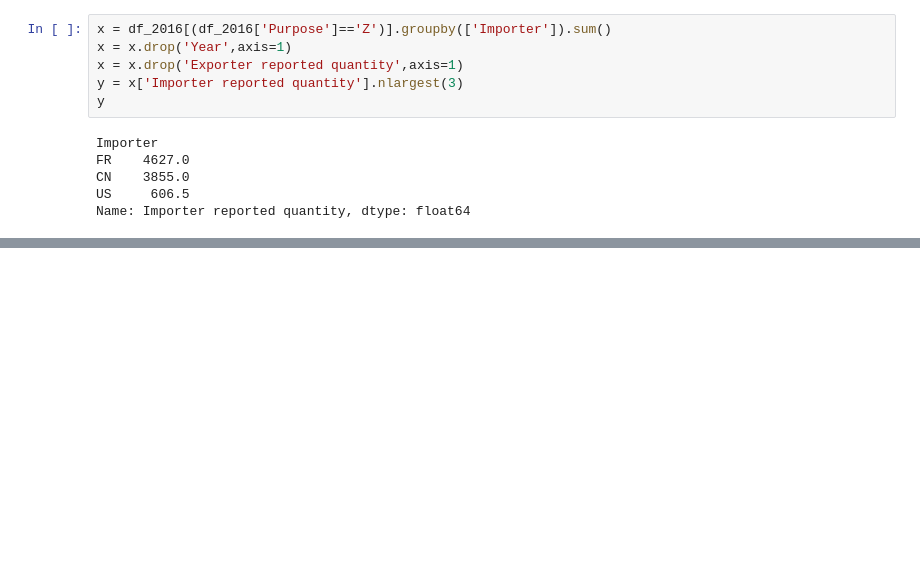
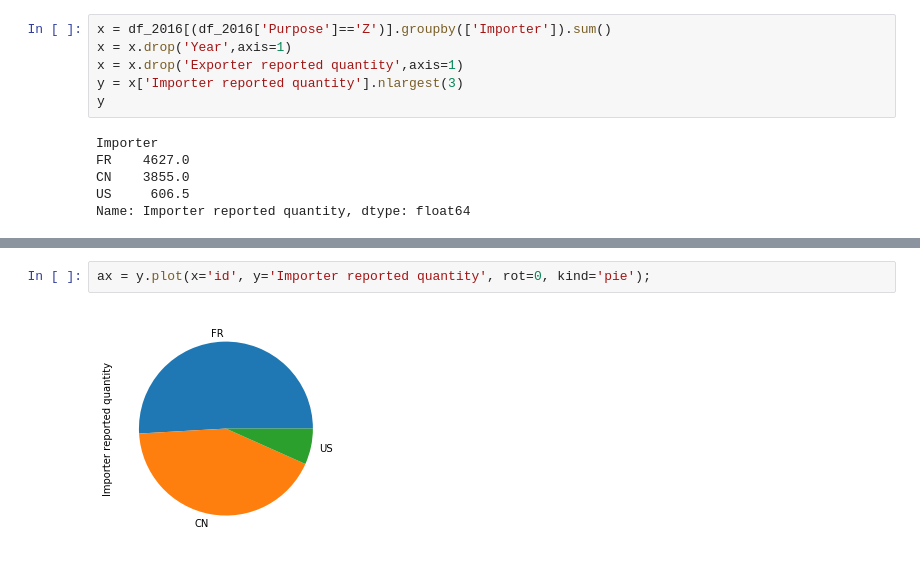
Before and after one commit to karenkathryn/wildlife_trade, a Jupyter notebook: notebooks/2016_wildlife_data_exploration .ipynb, the cells around one changed output, grey strips where cells are left out. Drawn from its saved outputs; the diff is of its cells as text; blank space fills up the shorter version.

```diff
--- a/notebooks/2016_wildlife_data_exploration .ipynb
+++ b/notebooks/2016_wildlife_data_exploration .ipynb
@@ -156,0 +164,4 @@ TypeError: float() argument must be a string or a number, not 'NoneType'
+# %%
+ax = y.plot(x='id', y='Importer reported quantity', rot=0, kind='pie');
+# %% [output]
+[figure, added]
```
Also changed, not shown: parts of 10 cells of this notebook.
